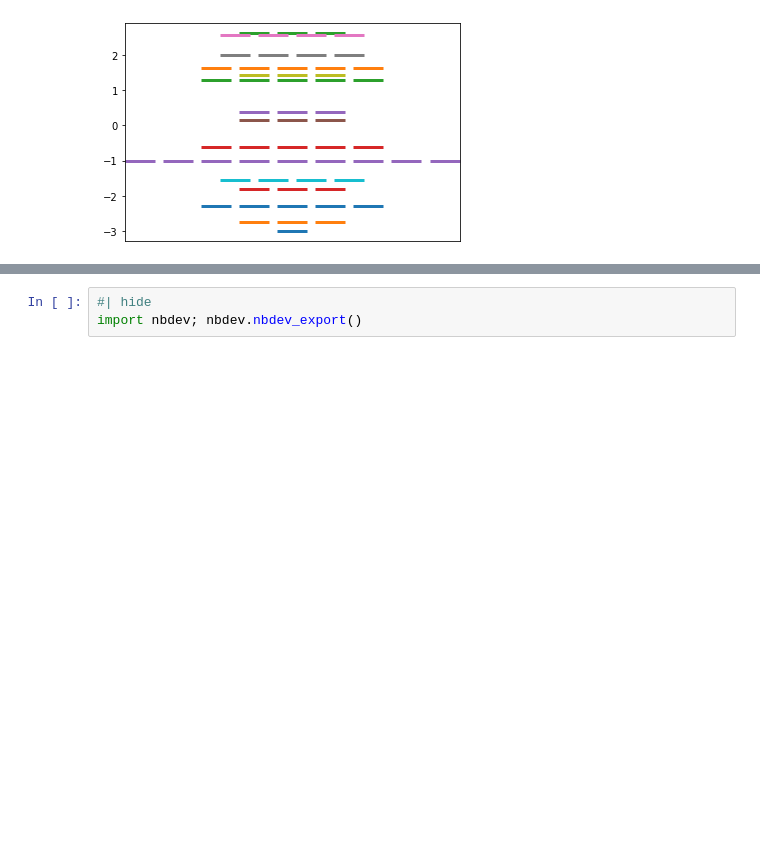
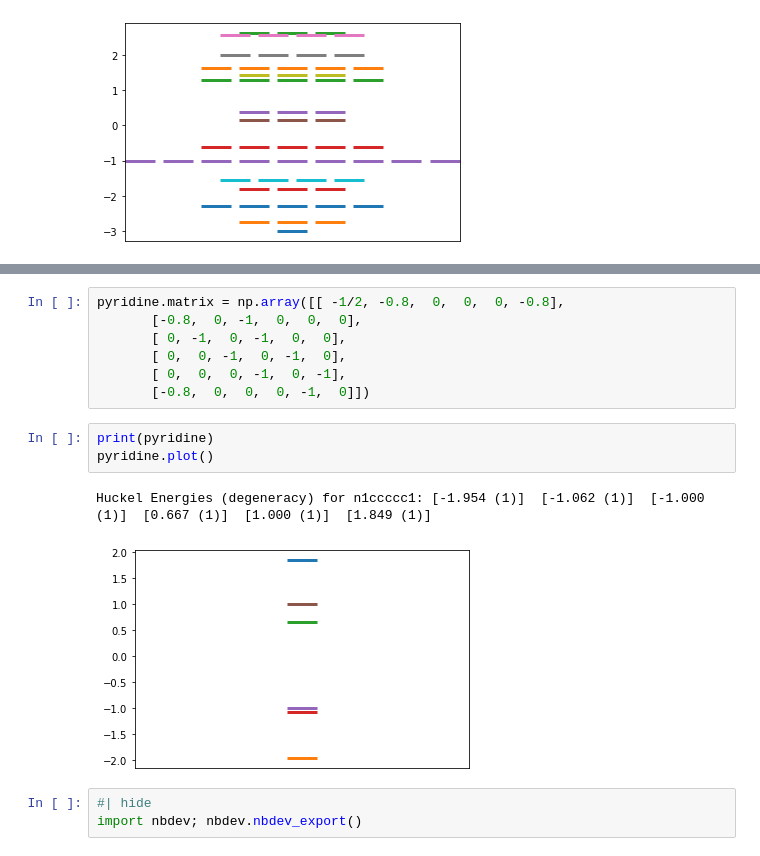
Before and after one commit to KGrewal1/ChemIITools, a Jupyter notebook: nbs/00_HuckelSolver.ipynb, the cells around one changed output, grey strips where cells are left out. Drawn from its saved outputs; the diff is of its cells as text; blank space fills up the shorter version.

```diff
--- a/nbs/00_HuckelSolver.ipynb
+++ b/nbs/00_HuckelSolver.ipynb
@@ -184,3 +208,16 @@ Huckel Energies (degeneracy) for c12c3c4c5c2c2c6c7c1c1c8c3c3c9c4c4c%10c5c5c2c2c6
+# %%
+pyridine.matrix = np.array([[ -1/2, -0.8,  0,  0,  0, -0.8],
+       [-0.8,  0, -1,  0,  0,  0],
+       [ 0, -1,  0, -1,  0,  0],
+       [ 0,  0, -1,  0, -1,  0],
+       [ 0,  0,  0, -1,  0, -1],
+       [-0.8,  0,  0,  0, -1,  0]])
+# %%
+print(pyridine)
+pyridine.plot()
+# %% [output]
+Huckel Energies (degeneracy) for n1ccccc1: [-1.954 (1)]  [-1.062 (1)]  [-1.000 (1)]  [0.667 (1)]  [1.000 (1)]  [1.849 (1)]
+[figure, added]
 # %%
 #| hide
 import nbdev; nbdev.nbdev_export()
```
Also changed, not shown: parts of 8 cells of this notebook, 4 other files.
